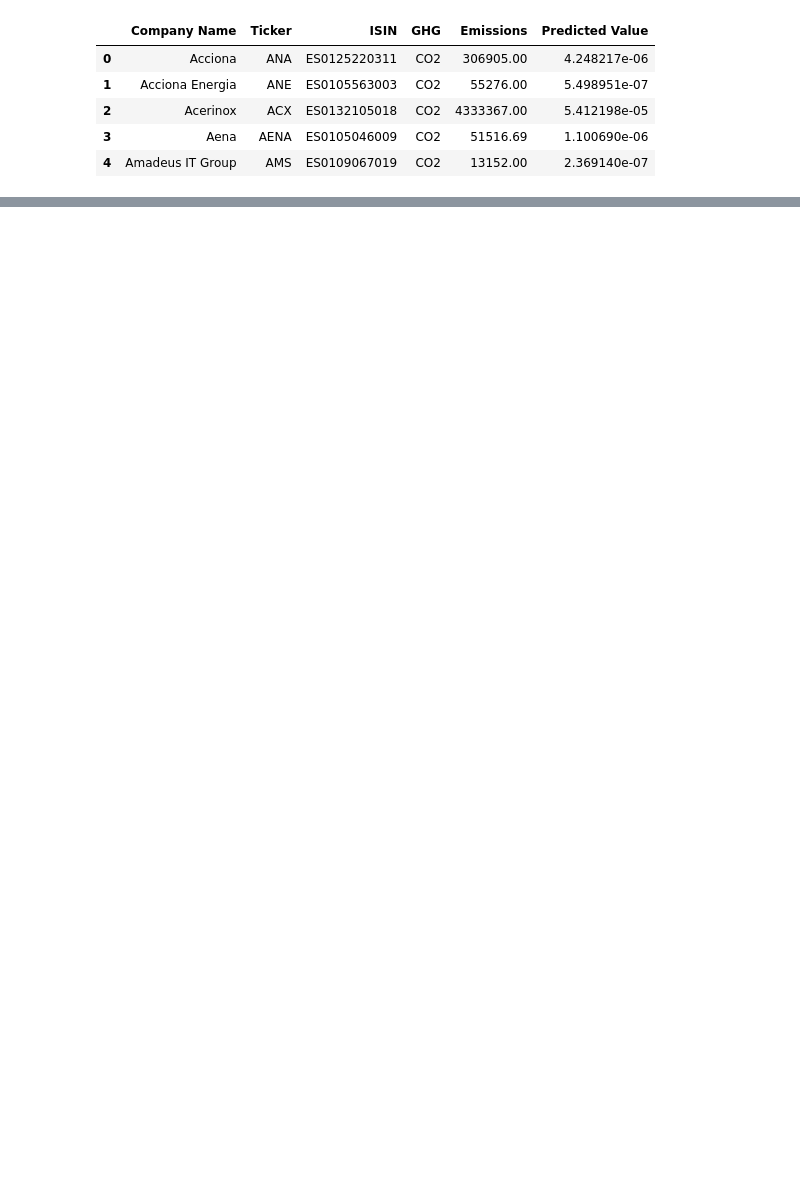
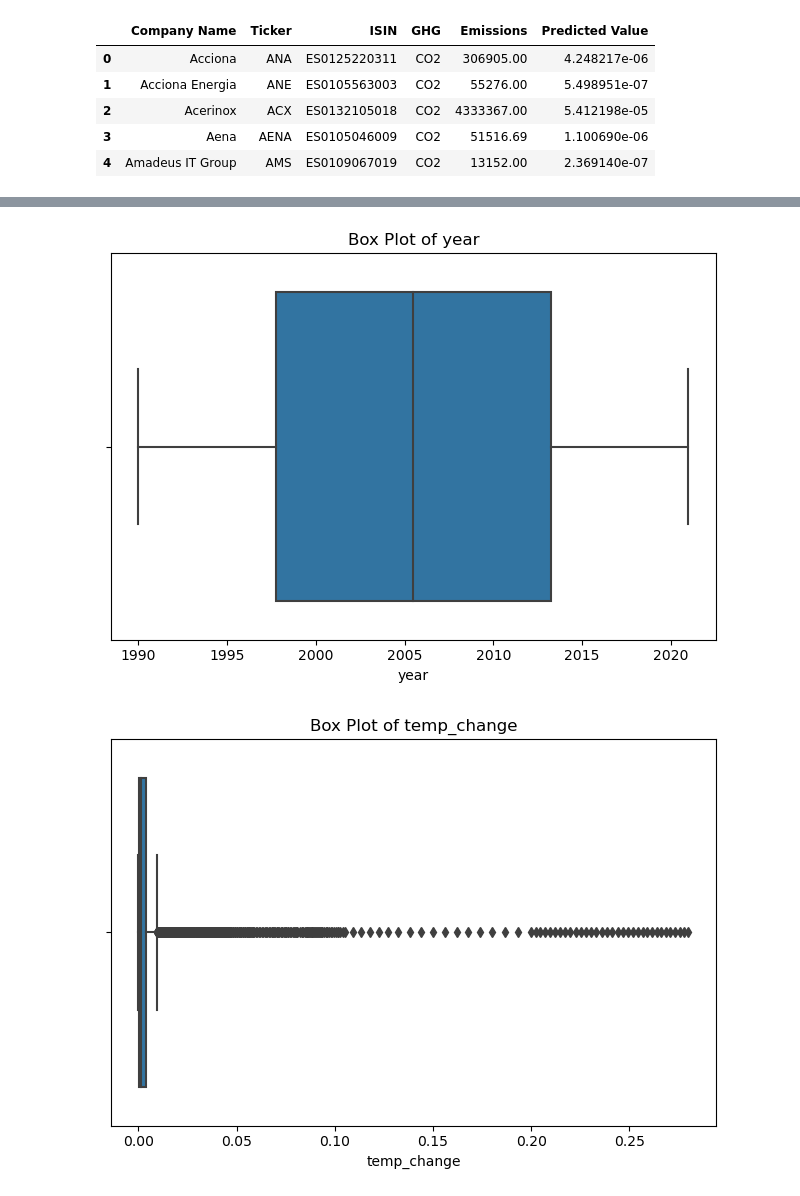
Before and after one commit to RaveEx12/cadiovascular_death, a Jupyter notebook: notebooks/cadio_notebook.ipynb, the cells around one changed output, grey strips where cells are left out. Drawn from its saved outputs; the diff is of its cells as text; code cells hidden in the pictures; blank space fills up the shorter version.

```diff
--- a/notebooks/cadio_notebook.ipynb
+++ b/notebooks/cadio_notebook.ipynb
@@ -58,0 +235,12 @@ df_test.head()
+# %%
+# for boxplot for each numerical column, run a for loop to plot box plot for each colum
+
+for col in df.select_dtypes(exclude="object"):
+    sns.boxplot(x=df[col].dropna())
+    plt.title(f'Box Plot of {col}')
+    plt.xlabel(col)
+    plt.tight_layout()
+    plt.show()
+# %% [output]
+[figure, added]
+[figure, added]
```
Also changed, not shown: parts of 29 cells of this notebook.
